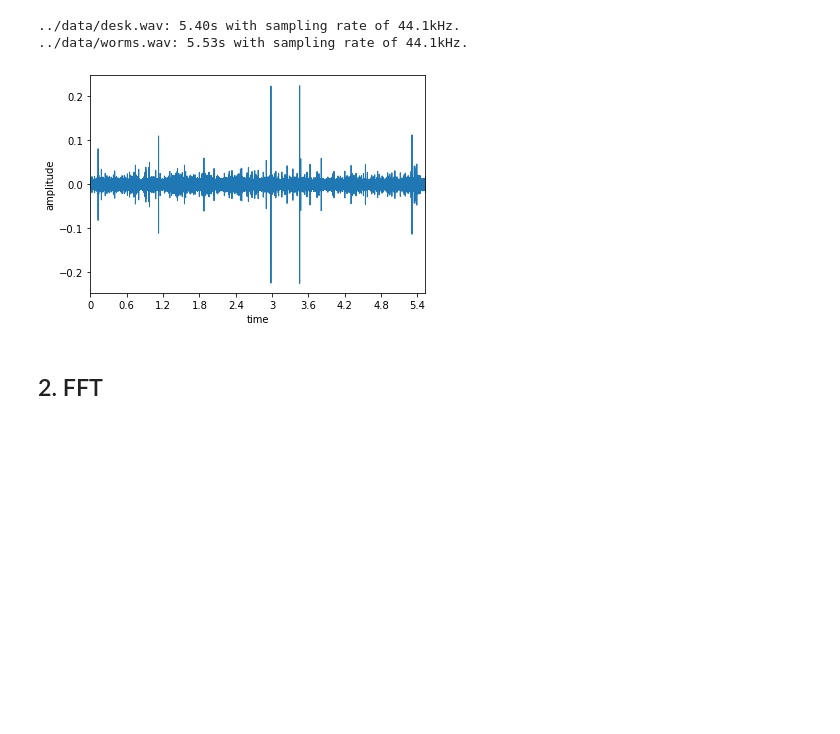
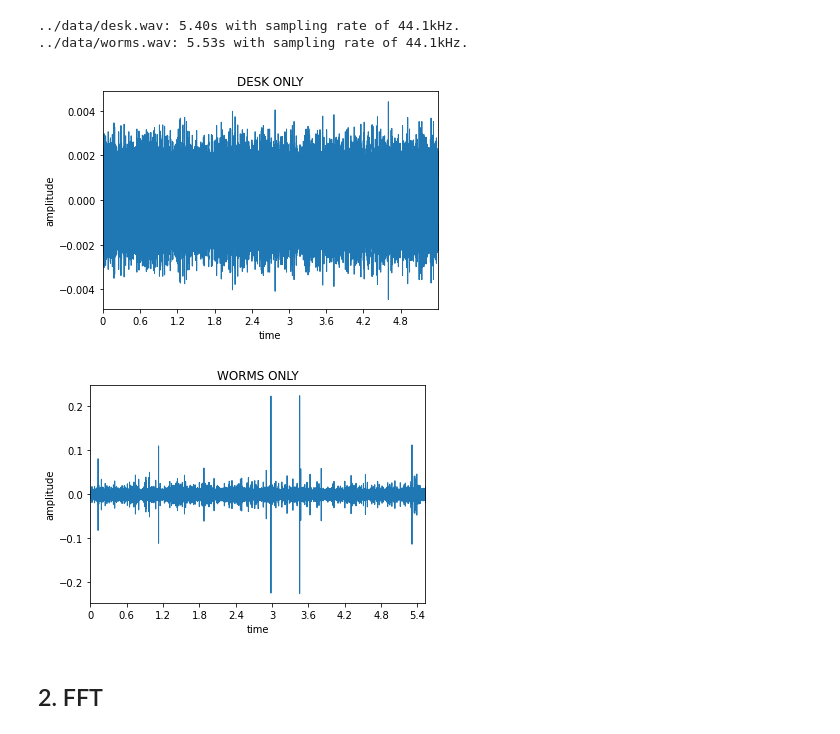
Before and after one commit to lukaschoebel/bed, a Jupyter notebook: notebooks/playground.ipynb, the cells around one changed output. Saved outputs shown, nothing was run; the diff lists cells and outputs as text; code cells hidden in the pictures; blank space fills up the shorter version.

```diff
--- a/notebooks/playground.ipynb
+++ b/notebooks/playground.ipynb
@@ -34,12 +34,20 @@ print(f"{worm_path}: {len(worms_samples)/worms_sr:.2f}s with sampling rate of {w
 ../data/worms.wav: 5.53s with sampling rate of 44.1kHz.
 # %%
 plt.figure()
-librosa.display.waveplot(y=worms_samples, sr=worms_sr)
+librosa.display.waveplot(y=desk_samples, sr=desk_sr)
+plt.title('DESK ONLY')
 plt.xlabel('time')
 plt.ylabel('amplitude')
 plt.show()
+plt.figure()
+librosa.display.waveplot(y=worms_samples, sr=worms_sr)
+plt.title('WORMS ONLY')
+plt.xlabel('time')
+plt.ylabel('amplitude')
+plt.show()
 # %% [output]
-[figure, old version]
+[figure, new version]
+[figure, added]
 # %% [markdown]
 ## 2. FFT
 # %%
```
Also changed, not shown: parts of 3 cells of this notebook, 2 other files.
